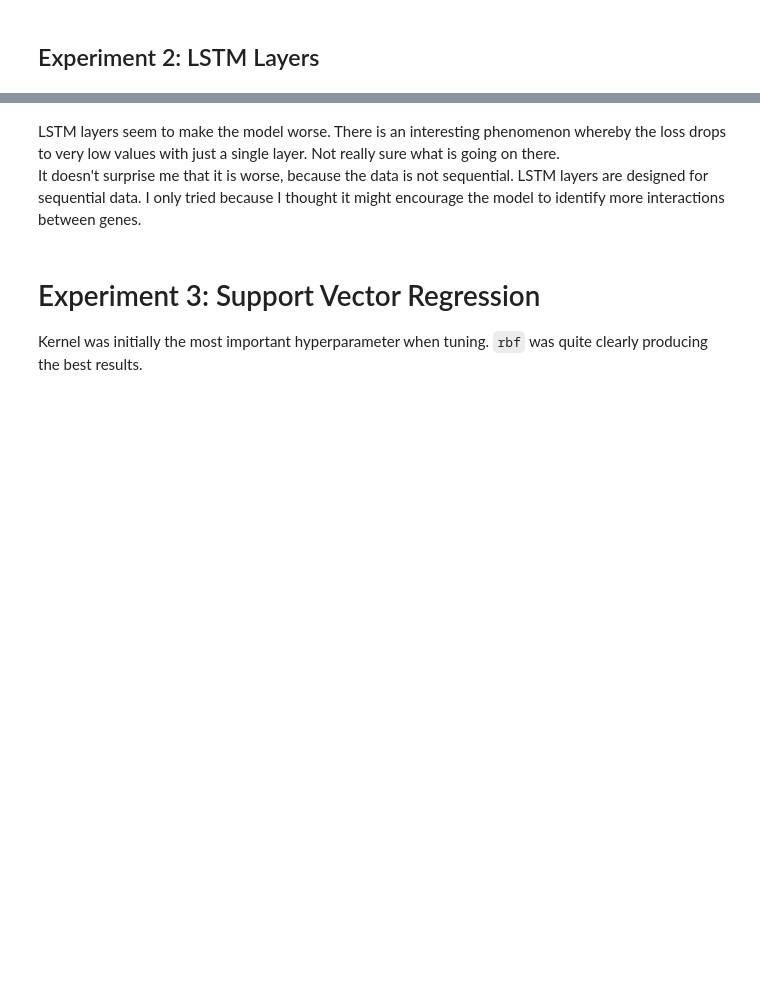
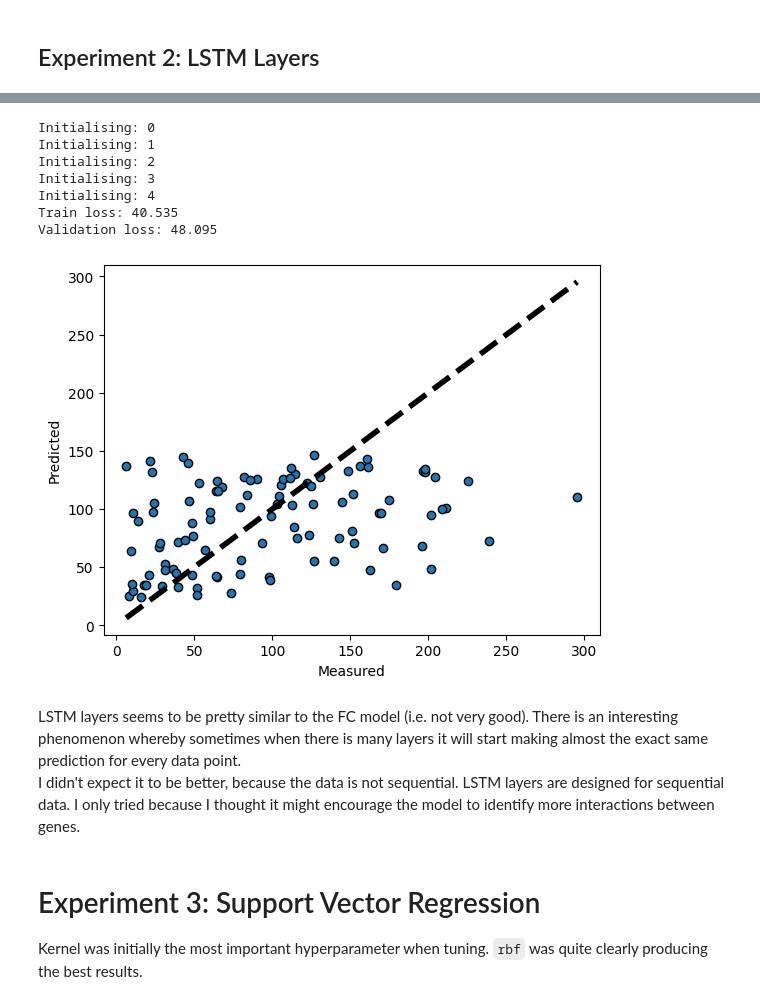
Before and after one commit to gitvan711/METABRIC_analysis, a Jupyter notebook: metabric_data_analysis.ipynb, the cells around one changed output, grey strips where cells are left out. Drawn from its saved outputs; the diff is of its cells as text; code cells hidden in the pictures; blank space fills up the shorter version.

```diff
--- a/metabric_data_analysis.ipynb
+++ b/metabric_data_analysis.ipynb
@@ -780,5 +555,5 @@ study2.optimize(objectiveLSTM, n_trials=150)
 print(f'Best trial: {study2.best_trial.value}')
 print(f'Best params: {study2.best_trial.params}')
 
-finalTrainLSTM(study2, n_instantsiate=15)
+# finalTrainLSTM(study2, n_instantsiate=15)
 # %% [output]
@@ -794,6 +575,58 @@ NameError: name 'trainModel' is not defined
+# %%
+model_params = {
+    'input_dim': len(FEATURE_COLS),
+    'hidden_dim': study2.best_params['hidden_dim'],
+    'output_dim' : 1,
+    'dropout': study2.best_params['dropout'],
+    'n_layers': study2.best_params['num_layers'],
+}
+
+learning_rate = study2.best_params['learning_rate']
+
+best_LSTM_model = utils.findbestModel(ModelLSTM,
+                                      model_params,
+                                      train_dataloader,
+                                      test_dataloader,
+                                      val_dataloader,
+                                      CRITERION,
+                                      learning_rate,
+                                      NUM_EPOCHS)
+
+# Set model to evaluation mode
+best_LSTM_model.eval()
+
+all_predictions = []
+all_targets = []
+
+device = torch.device('cuda' if torch.cuda.is_available() else 'cpu')
+best_LSTM_model.to(device)
+with torch.no_grad():
+    for features, target in val_dataloader:
+        features, target = features.to(device), target.to(device) # move data to GPU
+        outputs = best_LSTM_model(features)
+        all_targets.append(target)
+        all_predictions.append(outputs)
+
+# Concatenate all predictions into a single tensor
+y_pred = torch.cat(all_predictions)
+y_val = torch.cat(all_targets)
+
+y_pred = y_pred.cpu()
+y_val = y_val.cpu()
+
+utils.plotPredictions(y_val, y_pred)
+# %% [output]
+Initialising: 0
+Initialising: 1
+Initialising: 2
+Initialising: 3
+Initialising: 4
+Train loss: 40.535
+Validation loss: 48.095
+[figure, added]
 # %% [markdown]
-LSTM layers seem to make the model worse. There is an interesting phenomenon whereby the loss drops to very low values with just a single layer. Not really sure what is going on there.
-It doesn't surprise me that it is worse, because the data is not sequential. LSTM layers are designed for sequential data. I only tried because I thought it might encourage the model to identify more interactions between genes.
+LSTM layers seems to be pretty similar to the FC model (i.e. not very good). There is an interesting phenomenon whereby sometimes when there is many layers it will start making almost the exact same prediction for every data point.
+I didn't expect it to be better, because the data is not sequential. LSTM layers are designed for sequential data. I only tried because I thought it might encourage the model to identify more interactions between genes.
 # %% [markdown]
 # Experiment 3: Support Vector Regression
 Kernel was initially the most important hyperparameter when tuning. `rbf` was quite clearly producing the best results.
```
Also changed, not shown: parts of 31 cells of this notebook, 1 other file.
